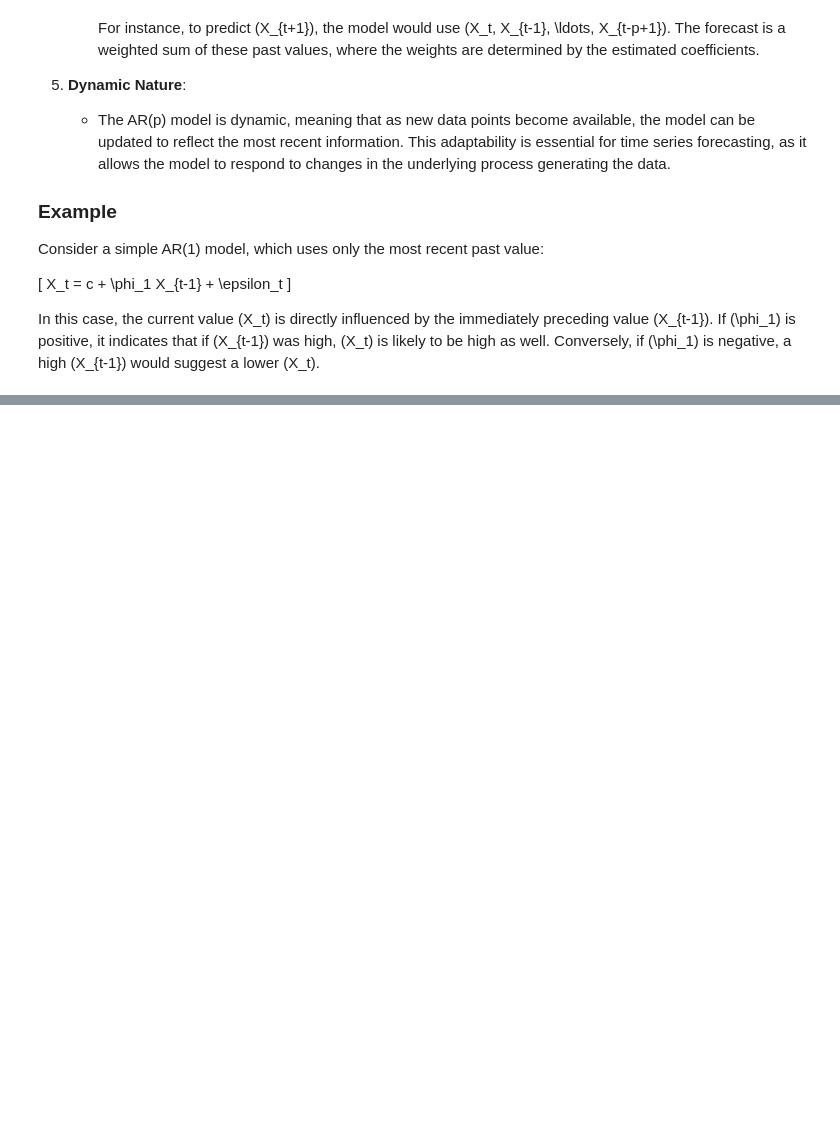
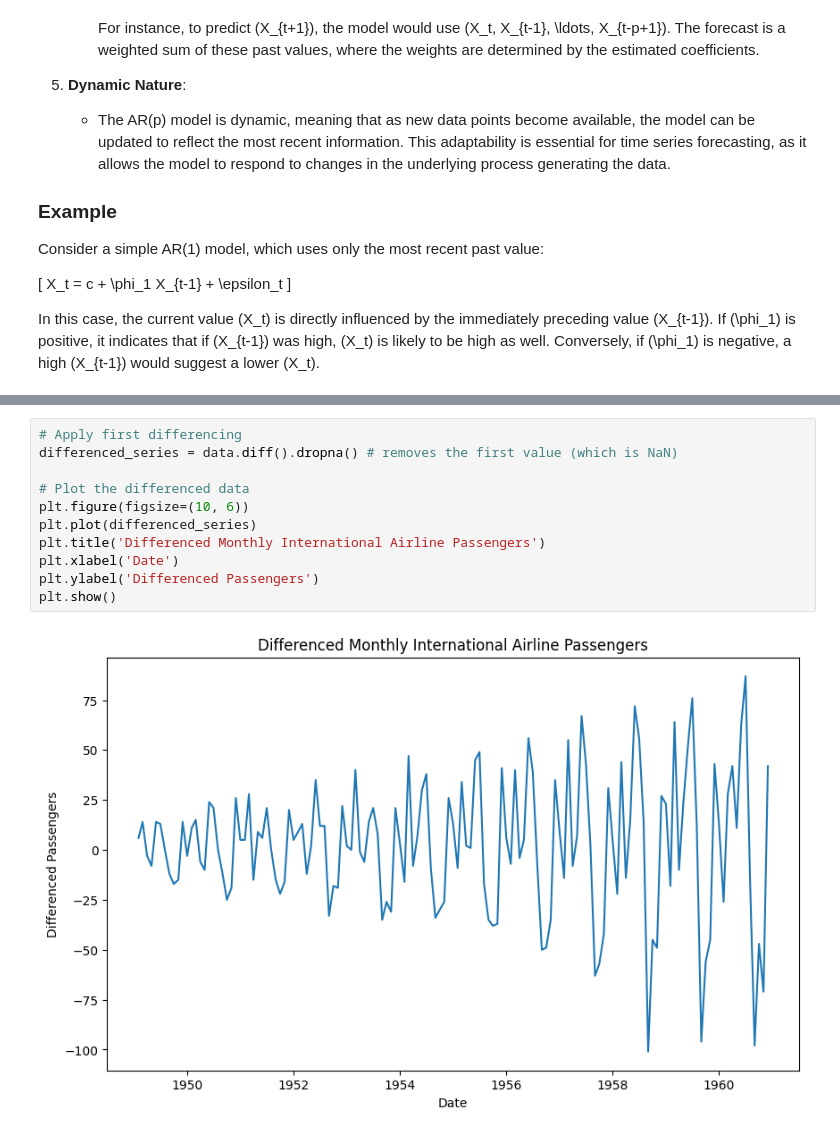
Before and after one commit to joyflorence/TIME-SERIES-AND-FORECASTING, a Jupyter notebook: practice/FORECASTING & STATISTICAL ANALYSIS/Statistical analysis.ipynb, the cells around one changed output, grey strips where cells are left out. Cells and saved outputs as stored; diff of their text form; blank space fills up the shorter version.

```diff
--- a/practice/FORECASTING & STATISTICAL ANALYSIS/Statistical analysis.ipynb
+++ b/practice/FORECASTING & STATISTICAL ANALYSIS/Statistical analysis.ipynb
@@ -158,0 +313,13 @@ In this case, the current value \(X_t\) is directly influenced by the immediatel
+# %%
+# Apply first differencing
+differenced_series = data.diff().dropna() # removes the first value (which is NaN)
+
+# Plot the differenced data
+plt.figure(figsize=(10, 6))
+plt.plot(differenced_series)
+plt.title('Differenced Monthly International Airline Passengers')
+plt.xlabel('Date')
+plt.ylabel('Differenced Passengers')
+plt.show()
+# %% [output]
+[figure, added]
```
Also changed, not shown: parts of 30 cells of this notebook, 6 other files.
